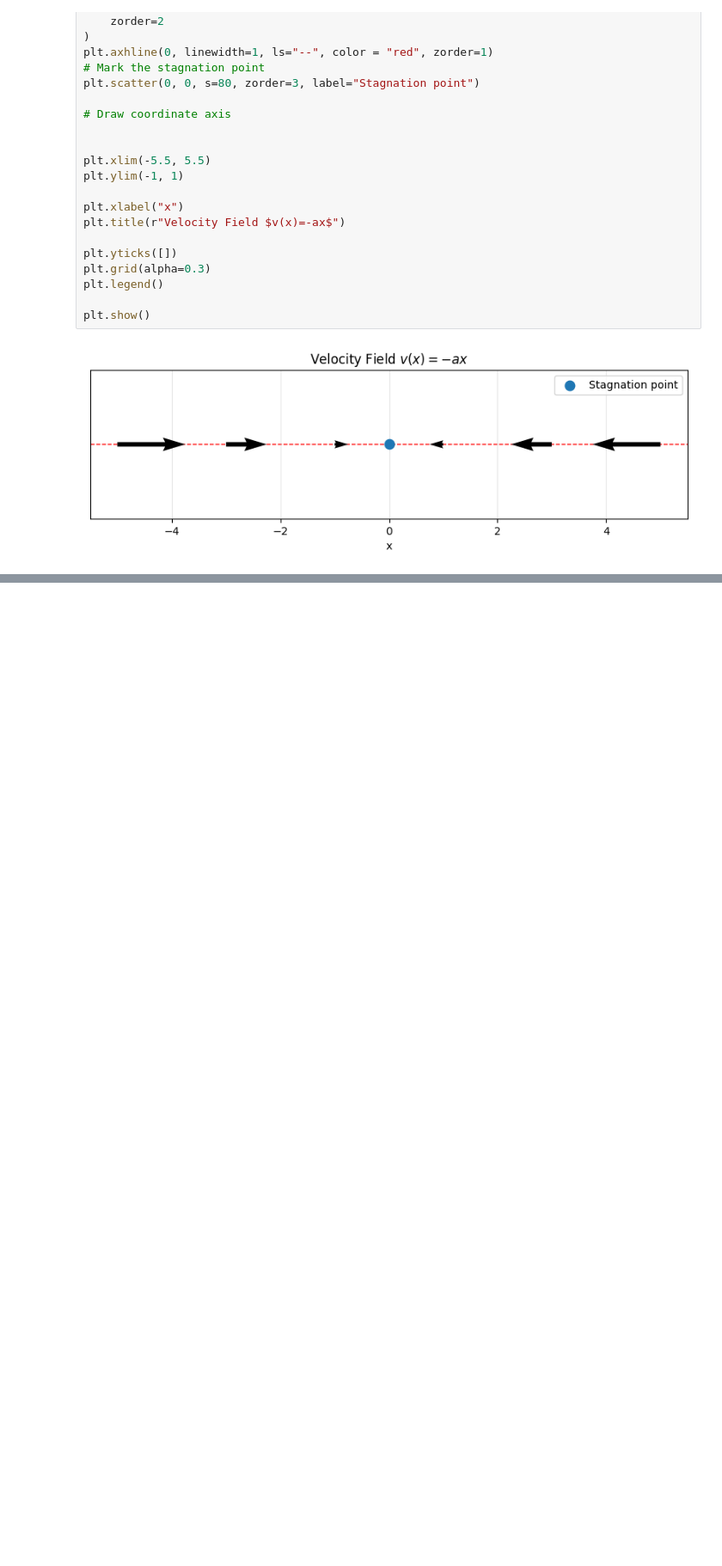
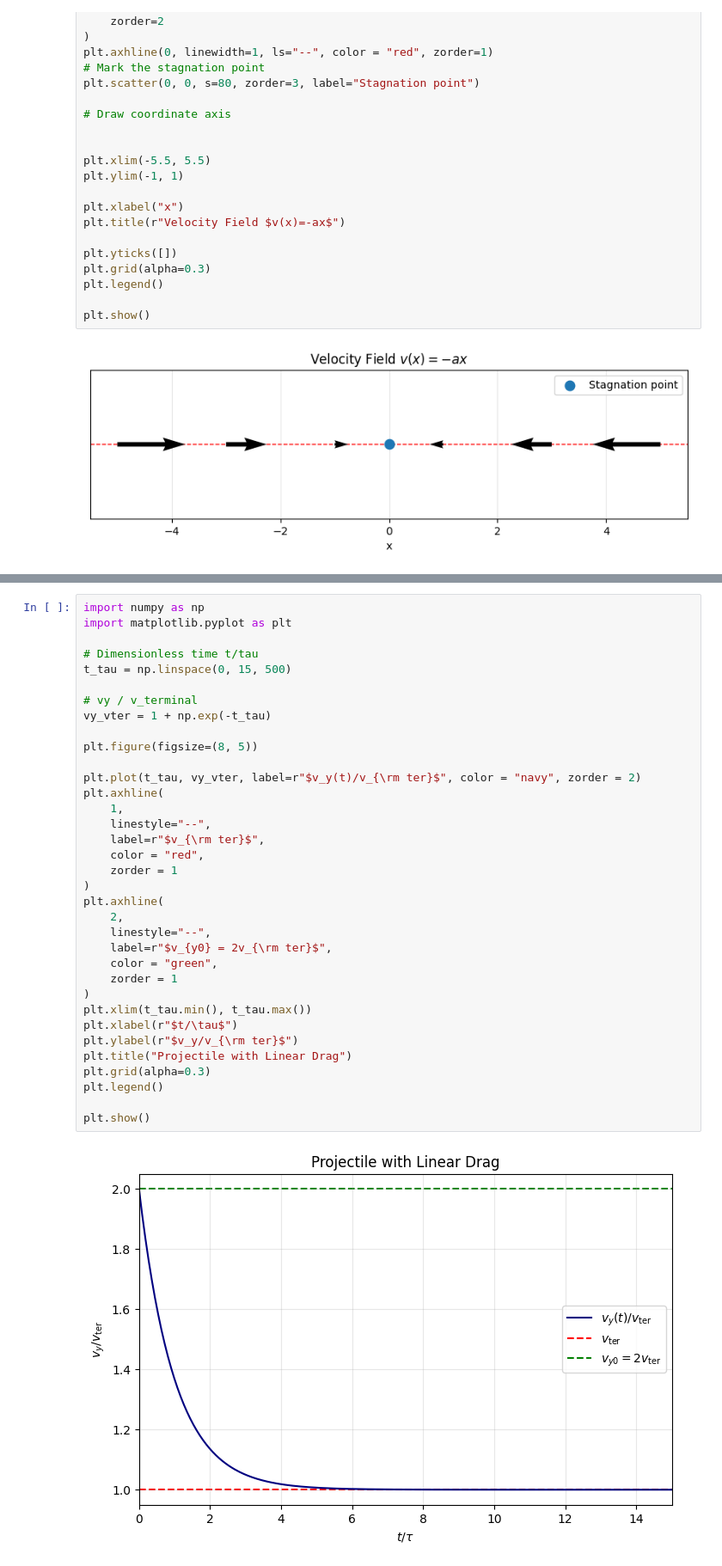
Before and after one commit to darius-uru/fall-2026-courses, a Jupyter notebook: phys410/homework2.ipynb, the cells around one changed output, grey strips where cells are left out. Shown at 86% size. Cells and saved outputs as stored; diff of their text form; blank space fills up the shorter version.

```diff
--- a/phys410/homework2.ipynb
+++ b/phys410/homework2.ipynb
@@ -90,0 +117,37 @@ plt.show()
+# %%
+import numpy as np
+import matplotlib.pyplot as plt
+
+# Dimensionless time t/tau
+t_tau = np.linspace(0, 15, 500)
+
+# vy / v_terminal
+vy_vter = 1 + np.exp(-t_tau)
+
+plt.figure(figsize=(8, 5))
+
+plt.plot(t_tau, vy_vter, label=r"$v_y(t)/v_{\rm ter}$", color = "navy", zorder = 2)
+plt.axhline(
+    1,
+    linestyle="--",
+    label=r"$v_{\rm ter}$",
+    color = "red",
+    zorder = 1
+)
+plt.axhline(
+    2,
+    linestyle="--",
+    label=r"$v_{y0} = 2v_{\rm ter}$",
+    color = "green",
+    zorder = 1
+)
+plt.xlim(t_tau.min(), t_tau.max())
+plt.xlabel(r"$t/\tau$")
+plt.ylabel(r"$v_y/v_{\rm ter}$")
+plt.title("Projectile with Linear Drag")
+plt.grid(alpha=0.3)
+plt.legend()
+
+plt.show()
+# %% [output]
+[figure, added]
```
Also changed, not shown: parts of 5 cells of this notebook, 19 other files.
